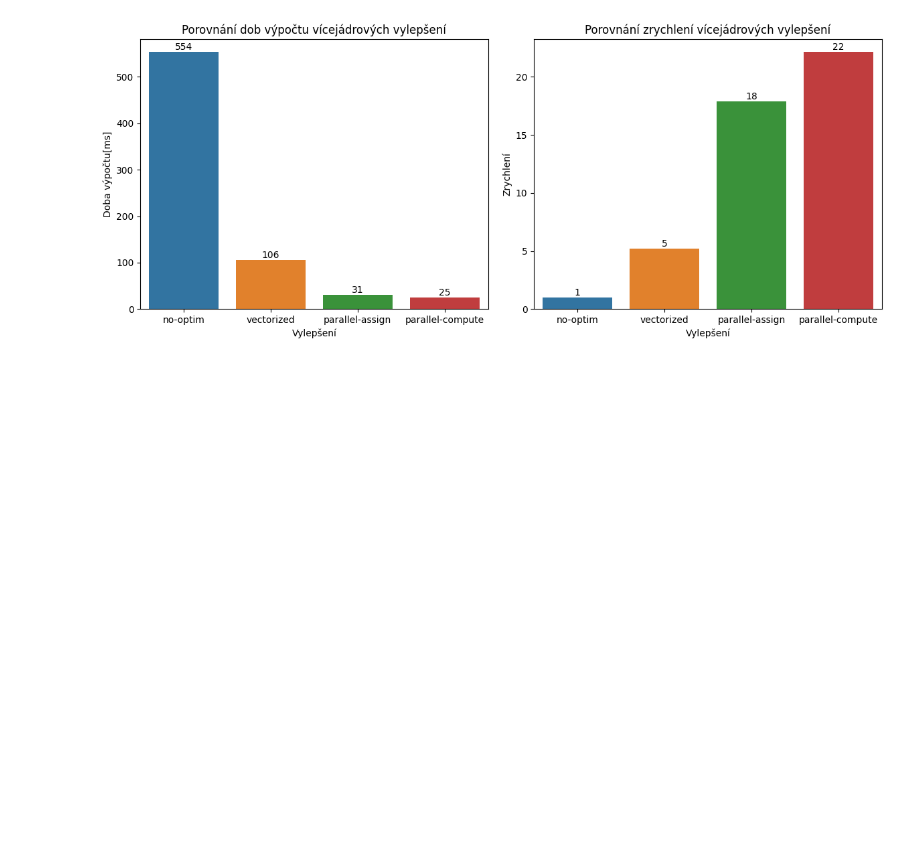
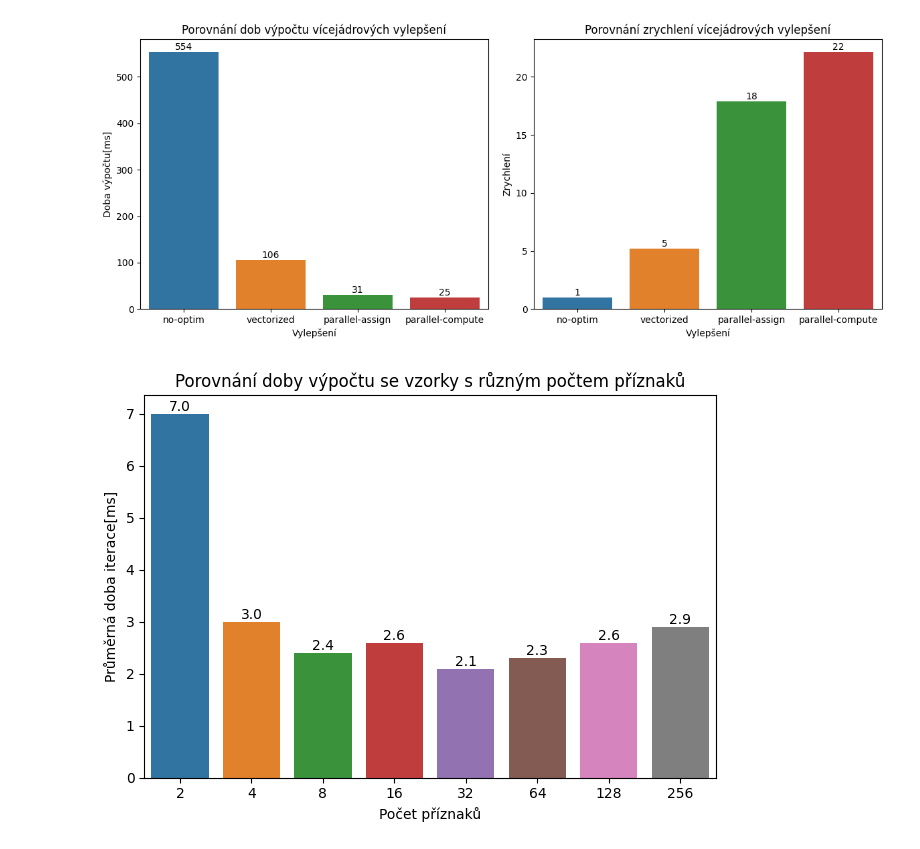
Before and after one commit to tomaspetricek/parallel-k-means, a Jupyter notebook: src/plot.ipynb, the cells around one changed output. Saved outputs shown, nothing was run; the diff lists cells and outputs as text; code cells hidden in the pictures; blank space fills up the shorter version.

Commit message:
Add graph

```diff
--- a/src/plot.ipynb
+++ b/src/plot.ipynb
@@ -6,13 +6,13 @@ import seaborn as sns
 
 import os
 # %%
-def plot_bar(ax, df, label_col, data_col, x_label, y_label, title):
+def plot_bar(ax, df, label_col, data_col, x_label, y_label, title, val_fmt="{:.0f}"):
     bar = sns.barplot(x=label_col, y=data_col, data=df, ax=ax)
     bar.set(xlabel=x_label, ylabel=y_label)
     ax.set_title(title)
 
     # add top bar labels
-    duration = ["{:.0f}".format(dur) for dur in list(df[data_col])]
+    duration = [val_fmt.format(dur) for dur in list(df[data_col])]
     _ = ax.bar_label(bar.containers[0], duration)
 # %%
 def parallel_speed_up(durs):
@@ -63,3 +63,28 @@ fig.tight_layout()
 # plt.savefig("graphs/optims.png", dpi=400)
 # %% [output]
 [figure]
+# %%
+n_feats = [
+    2,
+    4,
+    8,
+    16,
+    32,
+    64,
+    128,
+    256
+]
+
+iter_durs = [7.0, 3.0, 2.4, 2.6, 2.1, 2.3, 2.6, 2.9]
+# %%
+dur_col = "time[ms]"
+feat_col = "n features"
+df_vec = pd.DataFrame(list(zip(n_feats, iter_durs)), columns=[feat_col, dur_col])
+# %%
+fig, ax = plt.subplots()
+plot_bar(ax, df_vec, feat_col, dur_col, "Počet příznaků", "Průměrná doba iterace[ms]",
+         "Porovnání doby výpočtu se vzorky s různým počtem příznaků", "{:.1f}")
+fig.tight_layout()
+# plt.savefig("graphs/vec-comp.png", dpi=400)
+# %% [output]
+[figure, added]
```
Also changed, not shown: parts of 3 cells of this notebook, 2 other files.
